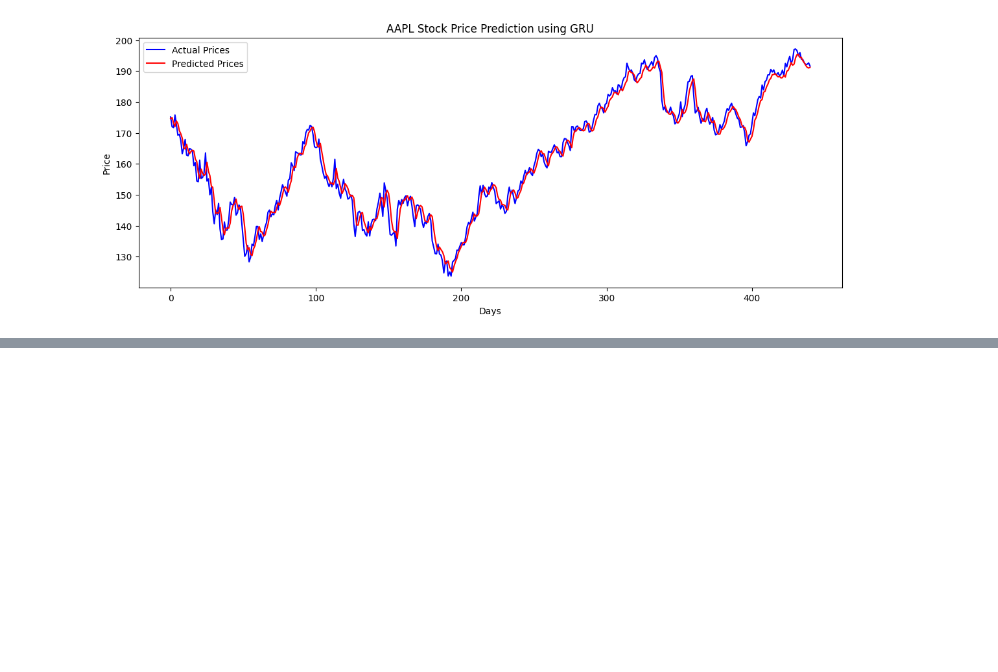
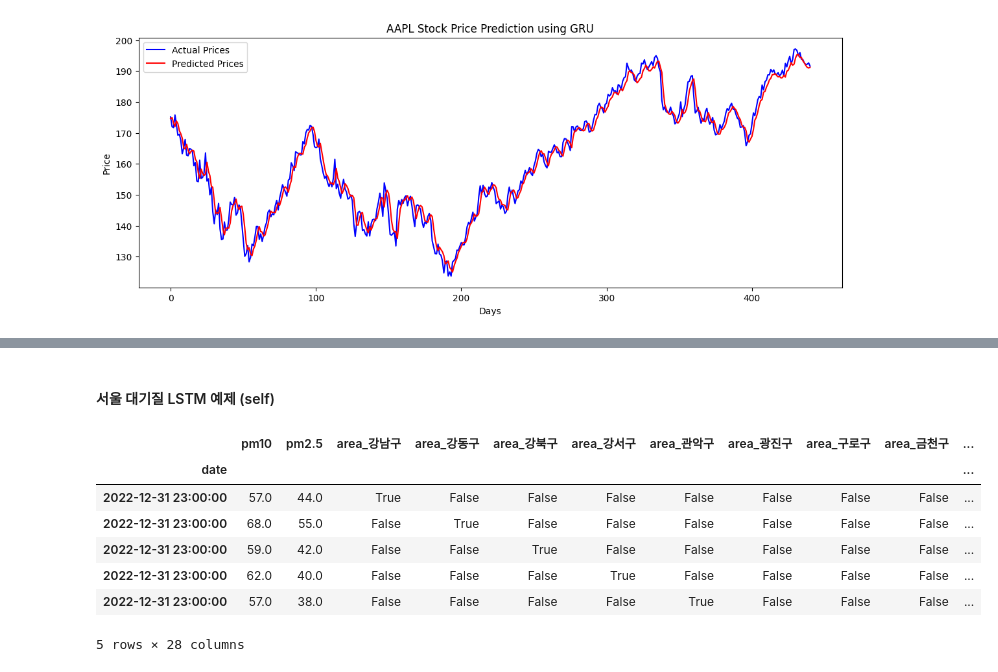
Before and after one commit to PlaidMoon99/AI_project, a Jupyter notebook: DeepLearning.ipynb, the cells around one changed output, grey strips where cells are left out. Saved outputs shown, nothing was run; the diff lists cells and outputs as text; code cells hidden in the pictures; blank space fills up the shorter version.

```diff
--- a/DeepLearning.ipynb
+++ b/DeepLearning.ipynb
@@ -373,0 +385,2 @@ plt.show()
+# %% [markdown]
+#### 서울 대기질 LSTM 예제 (self)
@@ -373,0 +395,24 @@ plt.show()
+# %%
+# data
+data = pd.read_csv('./dataset/seoul_pm10.csv', encoding='cp949')
+# %%
+# 날짜 변환
+data['date'] = pd.to_datetime(data['date'])
+data.set_index('date', inplace=True)
+# 결측치 처리
+data['pm10'] = data['pm10'].fillna(data['pm10'].mean())
+data['pm2.5'] = data['pm2.5'].fillna(data['pm2.5'].mean())
+# %%
+# 지역 원-핫 인코딩
+data = pd.get_dummies(data, columns=['area'], prefix='area')
+# %%
+data.head()
+# %% [output]
+|  | pm10 | pm2.5 | area_강남구 | area_강동구 | area_강북구 | area_강서구 | area_관악구 | area_광진구 | area_구로구 | area_금천구 | ... |
+| date |  |  |  |  |  |  |  |  |  |  | ... |
+| 2022-12-31 23:00:00 | 57.0 | 44.0 | True | False | False | False | False | False | False | False | ... |
+| 2022-12-31 23:00:00 | 68.0 | 55.0 | False | True | False | False | False | False | False | False | ... |
+| 2022-12-31 23:00:00 | 59.0 | 42.0 | False | False | True | False | False | False | False | False | ... |
+| 2022-12-31 23:00:00 | 62.0 | 40.0 | False | False | False | True | False | False | False | False | ... |
+| 2022-12-31 23:00:00 | 57.0 | 38.0 | False | False | False | False | True | False | False | False | ... |
+5 rows × 28 columns
```
Also changed, not shown: parts of 33 cells of this notebook, 1 other file.
